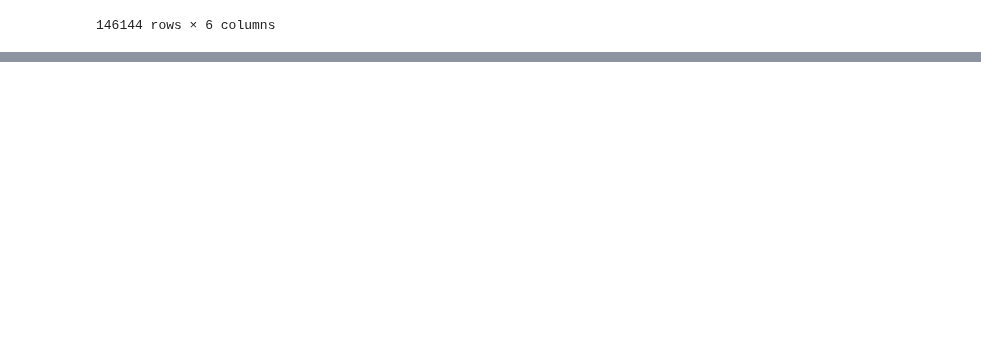
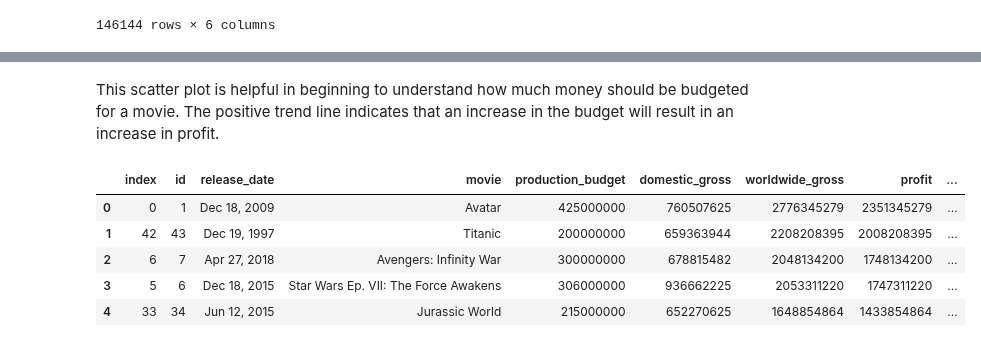
Before and after one commit to laaria-chris/Microsoft-Studios-EDA, a Jupyter notebook: student.ipynb, the cells around one changed output, grey strips where cells are left out. Drawn from its saved outputs; the diff is of its cells as text; code cells hidden in the pictures; blank space fills up the shorter version.

```diff
--- a/student.ipynb
+++ b/student.ipynb
@@ -107,0 +188,14 @@ movie_basics_db
+# %% [markdown]
+This scatter plot is helpful in beginning to understand how much money should be budgeted for a movie. The positive trend line indicates that an increase in the budget will result in an increase in profit.
+# %%
+profitable_movies_df = df_movie_budgets.loc[df_movie_budgets['profit'] > 0]
+profitable_ranked_df = profitable_movies_df.sort_values(by=['profit'], ascending=False)
+profitable_ranked_df.reset_index(inplace=True)
+profitable_ranked_df.head()
+# %% [output]
+|  | index | id | release_date | movie | production_budget | domestic_gross | worldwide_gross | profit | ... |
+| 0 | 0 | 1 | Dec 18, 2009 | Avatar | 425000000 | 760507625 | 2776345279 | 2351345279 | ... |
+| 1 | 42 | 43 | Dec 19, 1997 | Titanic | 200000000 | 659363944 | 2208208395 | 2008208395 | ... |
+| 2 | 6 | 7 | Apr 27, 2018 | Avengers: Infinity War | 300000000 | 678815482 | 2048134200 | 1748134200 | ... |
+| 3 | 5 | 6 | Dec 18, 2015 | Star Wars Ep. VII: The Force Awakens | 306000000 | 936662225 | 2053311220 | 1747311220 | ... |
+| 4 | 33 | 34 | Jun 12, 2015 | Jurassic World | 215000000 | 652270625 | 1648854864 | 1433854864 | ... |
```
Also changed, not shown: parts of 22 cells of this notebook.
